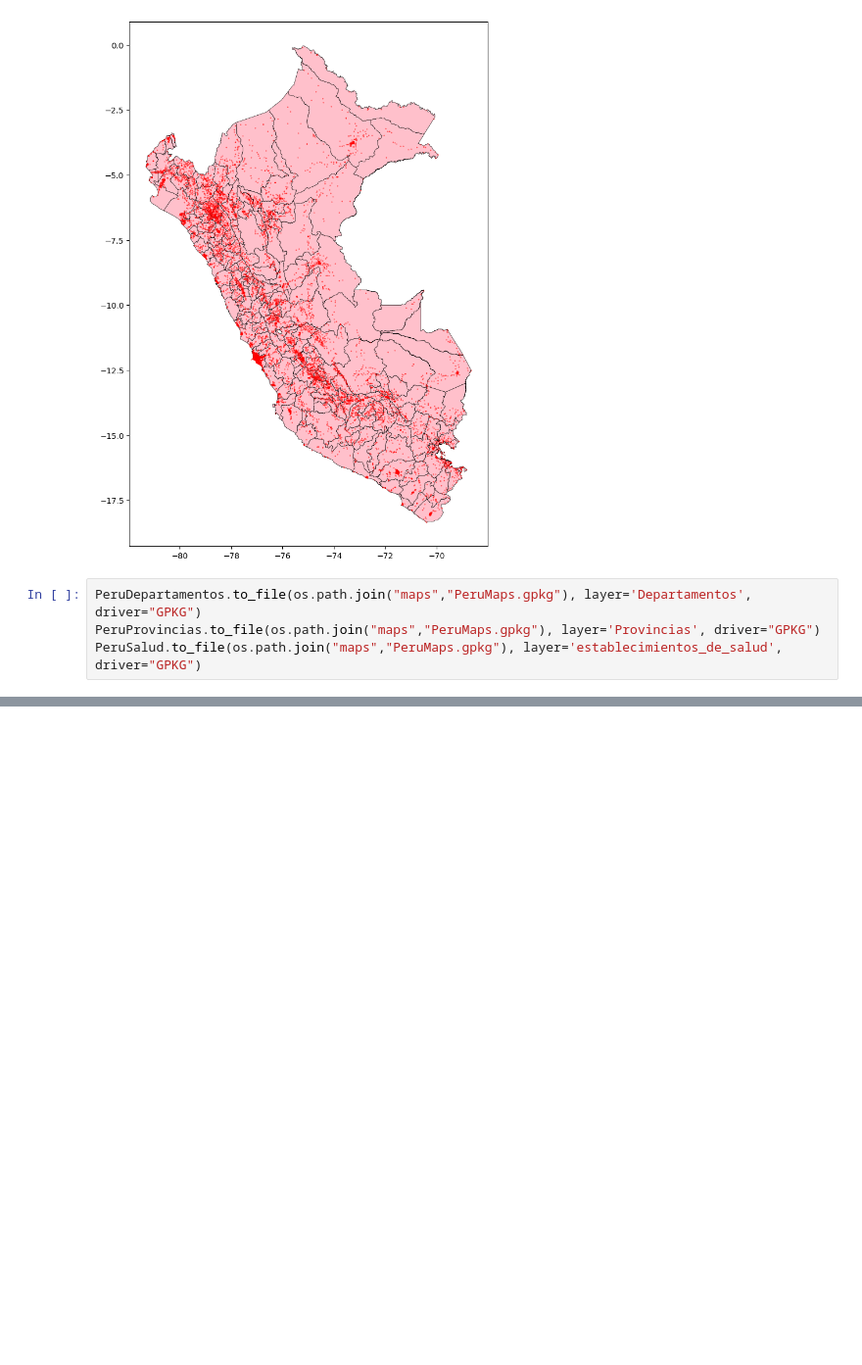
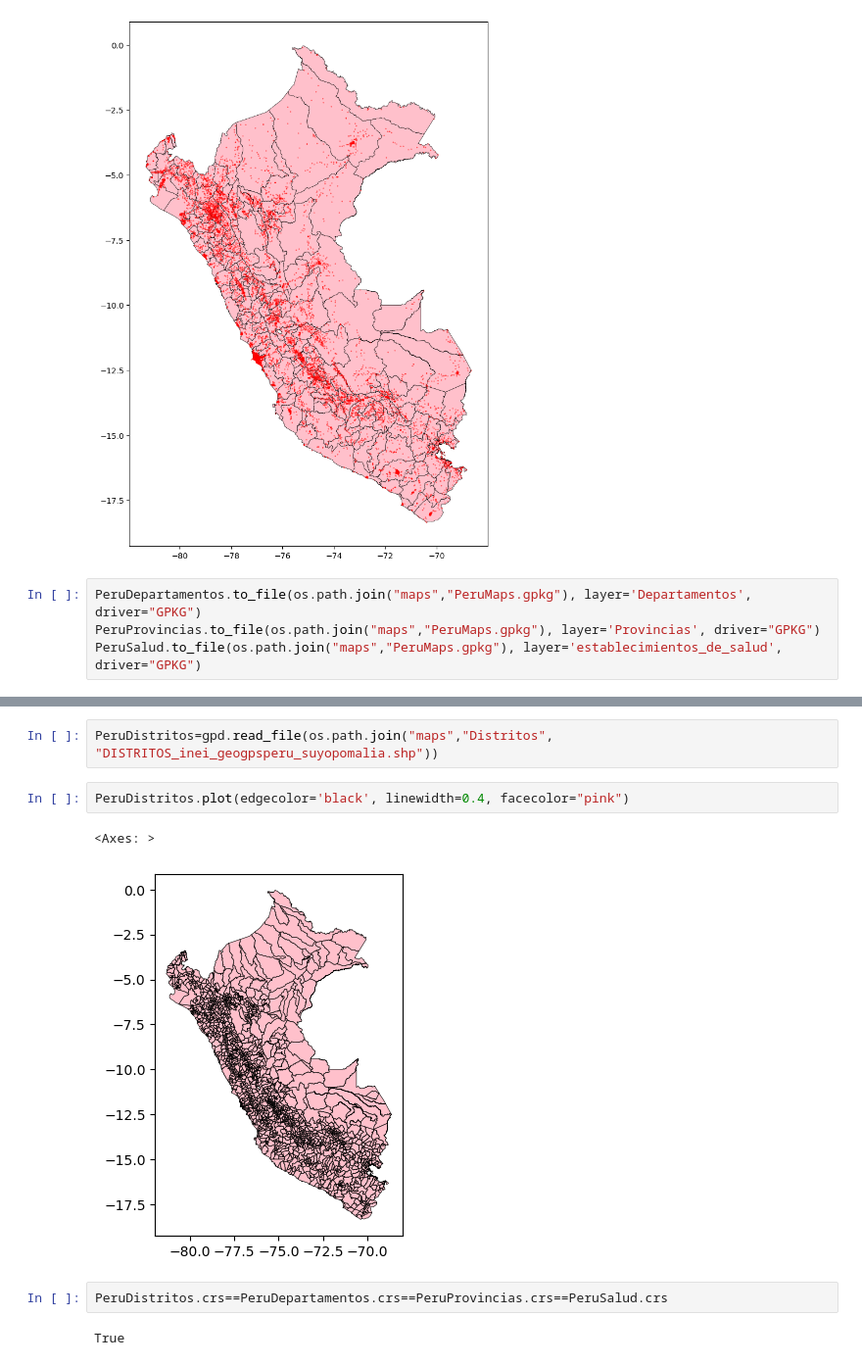
Before and after one commit to guillermocoronado/simpleplot, a Jupyter notebook: Untitled.ipynb, the cells around one changed output, grey strips where cells are left out. Shown at 98% size. Drawn from its saved outputs; the diff is of its cells as text; blank space fills up the shorter version.

```diff
--- a/Untitled.ipynb
+++ b/Untitled.ipynb
@@ -107,0 +114,11 @@ PeruSalud.to_file(os.path.join("maps","PeruMaps.gpkg"), layer='establecimientos_
+# %%
+PeruDistritos=gpd.read_file(os.path.join("maps","Distritos", "DISTRITOS_inei_geogpsperu_suyopomalia.shp"))
+# %%
+PeruDistritos.plot(edgecolor='black', linewidth=0.4, facecolor="pink")
+# %% [output]
+<Axes: >
+[figure, added]
+# %%
+PeruDistritos.crs==PeruDepartamentos.crs==PeruProvincias.crs==PeruSalud.crs
+# %% [output]
+True
```
Also changed, not shown: parts of 3 cells of this notebook, 8 other files.
